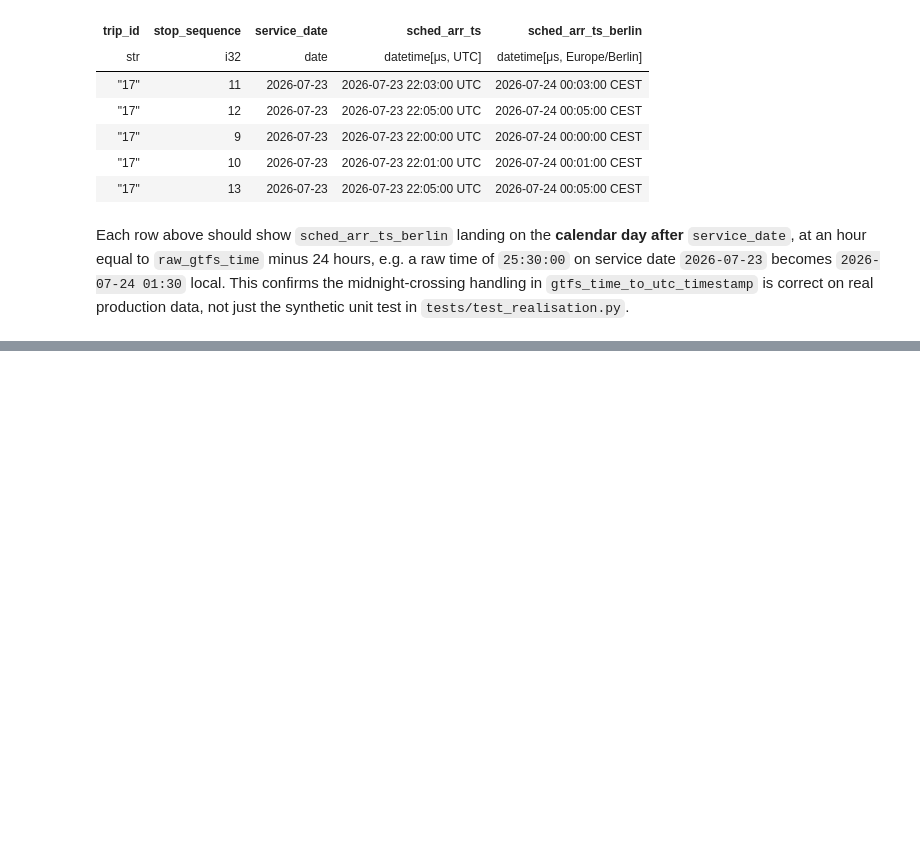
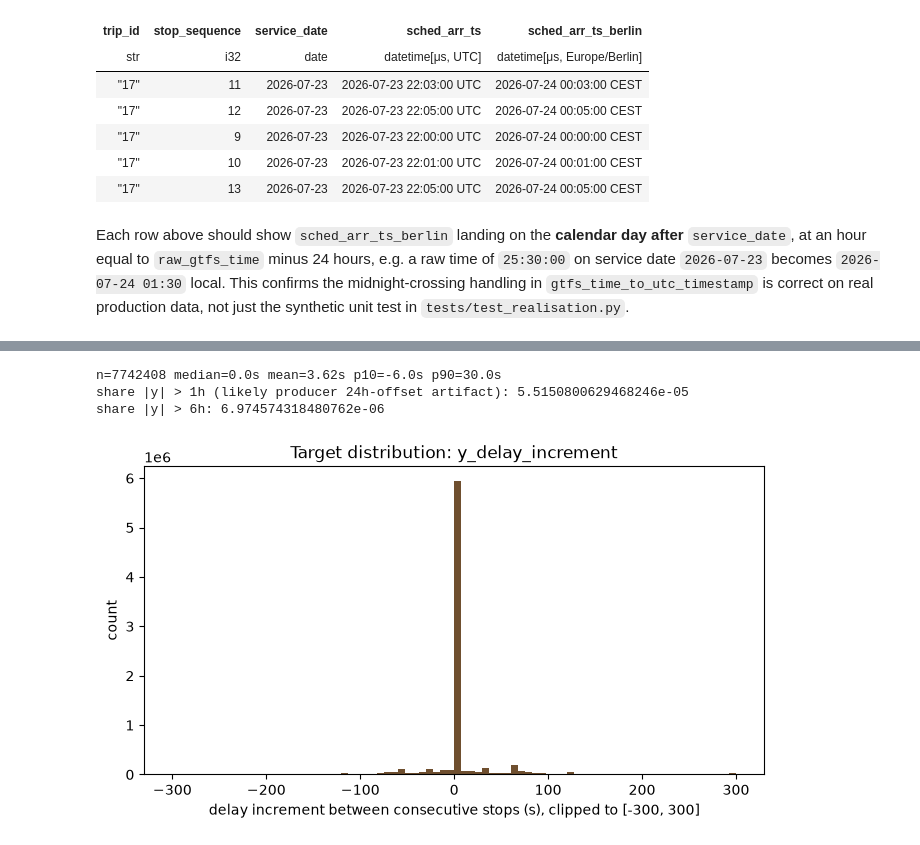
Before and after one commit to ofurkancoban/transit-delay-propagation, a Jupyter notebook: notebooks/02_descriptives.ipynb, the cells around one changed output, grey strips where cells are left out. Cells and saved outputs as stored; diff of their text form; code cells hidden in the pictures; blank space fills up the shorter version.

```diff
--- a/notebooks/02_descriptives.ipynb
+++ b/notebooks/02_descriptives.ipynb
@@ -159,0 +167,4 @@ the synthetic unit test in `tests/test_realisation.py`.
+# %%
+features = pl.read_parquet("../data/processed/features.parquet")
+print("features rows:", features.height, "columns:", len(features.columns))
+print(features.columns)
@@ -159,0 +183,18 @@ the synthetic unit test in `tests/test_realisation.py`.
+# %%
+y = features["y_delay_increment"]
+print(f"n={y.len()} median={y.median():.1f}s mean={y.mean():.2f}s "
+      f"p10={y.quantile(0.1):.1f}s p90={y.quantile(0.9):.1f}s")
+print("share |y| > 1h (likely producer 24h-offset artifact):", (y.abs() > 3600).mean())
+print("share |y| > 6h:", (y.abs() > 21600).mean())
+
+fig, ax = plt.subplots(figsize=(8, 4))
+ax.hist(y.clip(-300, 300).to_list(), bins=80, color="#6f4f2f")
+ax.set_xlabel("delay increment between consecutive stops (s), clipped to [-300, 300]")
+ax.set_ylabel("count")
+ax.set_title("Target distribution: y_delay_increment")
+plt.show()
+# %% [output]
+n=7742408 median=0.0s mean=3.62s p10=-6.0s p90=30.0s
+share |y| > 1h (likely producer 24h-offset artifact): 5.5150800629468246e-05
+share |y| > 6h: 6.974574318480762e-06
+[figure, added]
```
Also changed, not shown: parts of 5 cells of this notebook, 6 other files.
